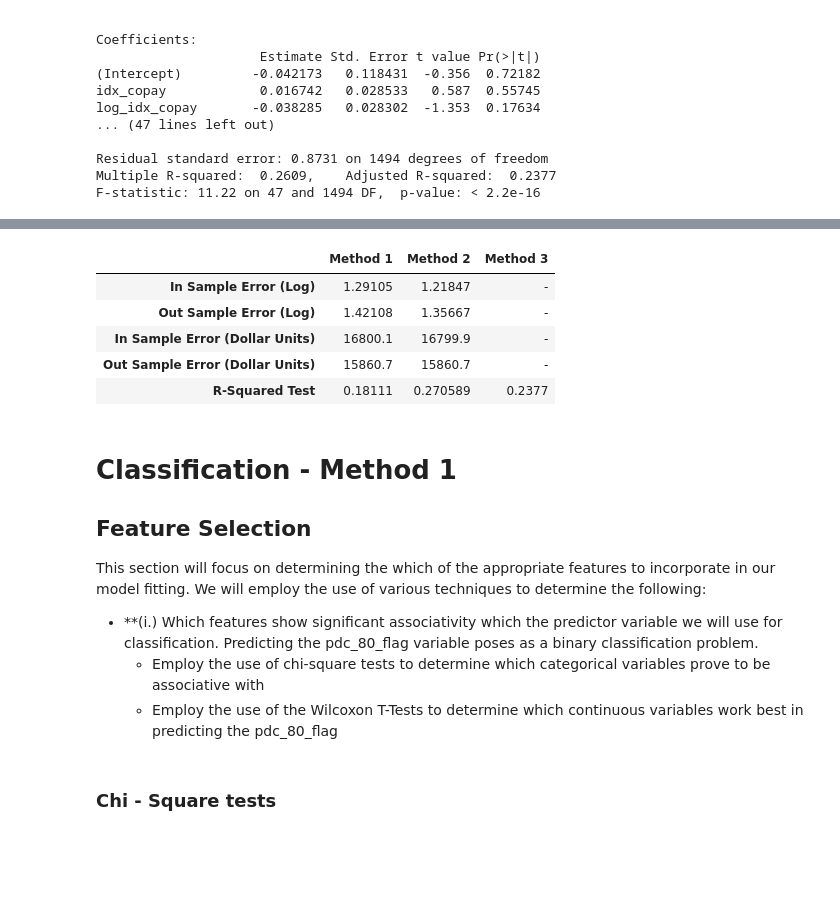
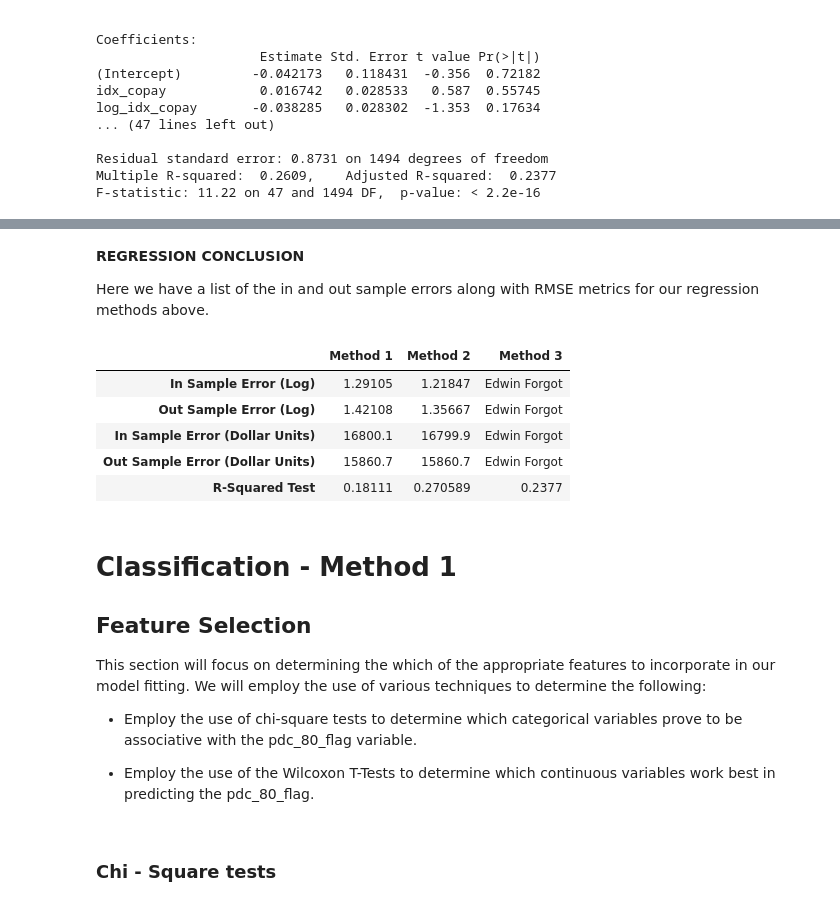
Before and after one commit to edalrami/hccs-final, a Jupyter notebook: Healthcare Final Project - DR.ipynb, the cells around one changed output, grey strips where cells are left out. Saved outputs shown, nothing was run; the diff lists cells and outputs as text; code cells hidden in the pictures; blank space fills up the shorter version.

```diff
--- a/Healthcare Final Project - DR.ipynb
+++ b/Healthcare Final Project - DR.ipynb
@@ -877,7 +881,7 @@ stepwise_df_use_with_cot = stepwise_df_use_with_cot.dropna()
 # stepwise_df_use_with_cot = stepwise_df_use_with_cot[((stepwise_df_use_with_cot.post_total_cost - stepwise_df_use_with_cot.post_total_cost.mean()) / stepwise_df_use_with_cot.post_total_cost.std()).abs() < 3]
 # %%
 # Using a package to select columns with p-values less than 0.05
-stepwise_columns = stepwise_regression.forward_regression(stepwise_df_use_with_cot[[x for x in stepwise_df_use_with_cot.columns if x != 'post_total_cost']],stepwise_df_use_with_cot.post_total_cost , threshold_in=0.05, verbose=True)
+stepwise_columns = stepwise_regression.forward_regression(stepwise_df_use[[x for x in stepwise_df_use_with_cot.columns if x != 'post_total_cost']],stepwise_df_use_with_cot.post_total_cost , threshold_in=0.05, verbose=True)
 # %% [output]
 Add  num_op                         with p-value 2.41436e-38
 Add  sexN                           with p-value 5.19528e-163
@@ -899,10 +903,10 @@ Add  DEPRESSION                     with p-value 0.0312768
 stepwise_main_data_reg = stepwise_df_use_with_cot[stepwise_columns]
 
 # Adding back all the pre_cci, region and age columns
-stepwise_main_data_reg_use = pd.concat([stepwise_main_data_reg, reg_categorical_vars[[x for x in reg_categorical_vars.columns if bool(re.search('age_grpN_|regionN_|pre_CCI_', x))]].loc[stepwise_main_data_reg.index]],1)
+stepwise_df_use = pd.concat([stepwise_main_data_reg, reg_categorical_vars[[x for x in reg_categorical_vars.columns if bool(re.search('age_grpN_|regionN_|pre_CCI_', x))]].loc[stepwise_main_data_reg.index]],1)
 
 # Splitting the dataset into training and validation data
-X_train_reg_s, X_val_reg_s, y_train_reg_s, y_val_reg_s = train_test_split(stepwise_main_data_reg_use, data.loc[stepwise_main_data_reg_use.index]['post_total_cost'], test_size=0.20, random_state=42)
+X_train_reg_s, X_val_reg_s, y_train_reg_s, y_val_reg_s = train_test_split(stepwise_df_use, data.loc[stepwise_df_use.index]['post_total_cost'], test_size=0.20, random_state=42)
 # %% [markdown]
 ## Model Fitting
 # %%
@@ -1152,33 +1158,37 @@ F-statistic: 11.22 on 47 and 1494 DF,  p-value: < 2.2e-16
+# %% [markdown]
+**REGRESSION CONCLUSION**
+
+Here we have a list of the in and out sample errors along with RMSE metrics for our regression methods above.
 # %%
 pd.DataFrame({
 
     # Method 1 ----------------------
     'In Sample Error (Log)': [np.sqrt(mean_squared_error(np.log(y_train_reg),linear_reg_preds_train )),
                              np.sqrt(mean_squared_error(np.log(y_train_reg_s),linear_reg_preds_train_m2 )),
-                             '-'],
+                             'Edwin Forgot'],
 
     'Out Sample Error (Log)': [np.sqrt(mean_squared_error(np.log(y_val_reg),linear_reg_preds_validation )),
                               np.sqrt(mean_squared_error(np.log(y_val_reg_s),linear_reg_preds_validation_m2 )),
-                             '-'],
+                             'Edwin Forgot'],
 
     'In Sample Error (Dollar Units)': [np.sqrt(mean_squared_error((y_train_reg),linear_reg_preds_train )),
                                       np.sqrt(mean_squared_error((y_train_reg_s),linear_reg_preds_train_m2 )),
-                             '-'],
+                             'Edwin Forgot'],
 
     'Out Sample Error (Dollar Units)': [np.sqrt(mean_squared_error((y_val_reg),linear_reg_preds_validation )),
                                        np.sqrt(mean_squared_error((y_val_reg_s),linear_reg_preds_validation_m2 )),
-                             '-'],
+                             'Edwin Forgot'],
 
     'R-Squared Test': [mlr_model1.rsquared, mlr_model2.rsquared,0.2377 ]
 
 
 }, index=['Method 1', 'Method 2', 'Method 3']).T
 # %% [output]
 |  | Method 1 | Method 2 | Method 3 |
-| In Sample Error (Log) | 1.29105 | 1.21847 | - |
-| Out Sample Error (Log) | 1.42108 | 1.35667 | - |
-| In Sample Error (Dollar Units) | 16800.1 | 16799.9 | - |
-| Out Sample Error (Dollar Units) | 15860.7 | 15860.7 | - |
+| In Sample Error (Log) | 1.29105 | 1.21847 | Edwin Forgot |
+| Out Sample Error (Log) | 1.42108 | 1.35667 | Edwin Forgot |
+| In Sample Error (Dollar Units) | 16800.1 | 16799.9 | Edwin Forgot |
+| Out Sample Error (Dollar Units) | 15860.7 | 15860.7 | Edwin Forgot |
 | R-Squared Test | 0.18111 | 0.270589 | 0.2377 |
 # %% [markdown]
 # Classification - Method 1
@@ -1187,9 +1197,9 @@ pd.DataFrame({
 
 This section will focus on determining the which of the appropriate features to incorporate in our model fitting. We will employ the use of various techniques to determine the following:
 
-- **(i.) Which features show significant associativity which the predictor variable we will use for classification. Predicting the pdc_80_flag variable poses as a binary classification problem.
-    - Employ the use of chi-square tests to determine which categorical variables prove to be associative with
-    - Employ the use of the Wilcoxon T-Tests to determine which continuous variables work best in predicting the pdc_80_flag
+- Employ the use of chi-square tests to determine which categorical variables prove to be associative with the pdc_80_flag variable.
+
+- Employ the use of the Wilcoxon T-Tests to determine which continuous variables work best in predicting the pdc_80_flag.
 # %% [markdown]
 ### Chi - Square tests
 # %%
```
Also changed, not shown: parts of 57 cells of this notebook.
